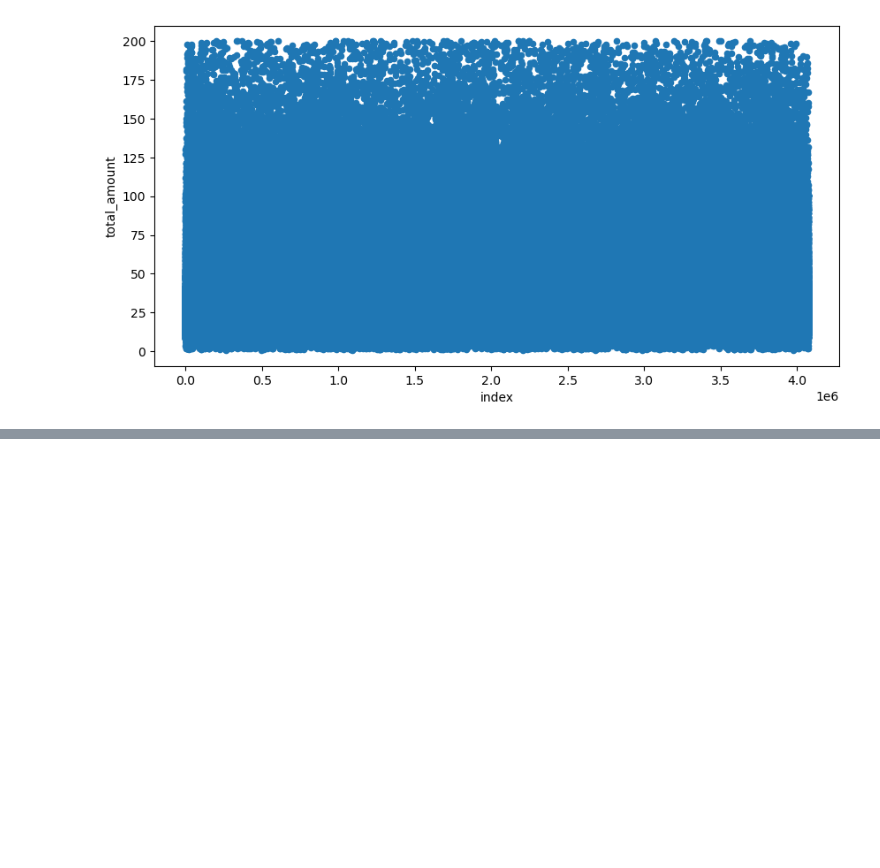
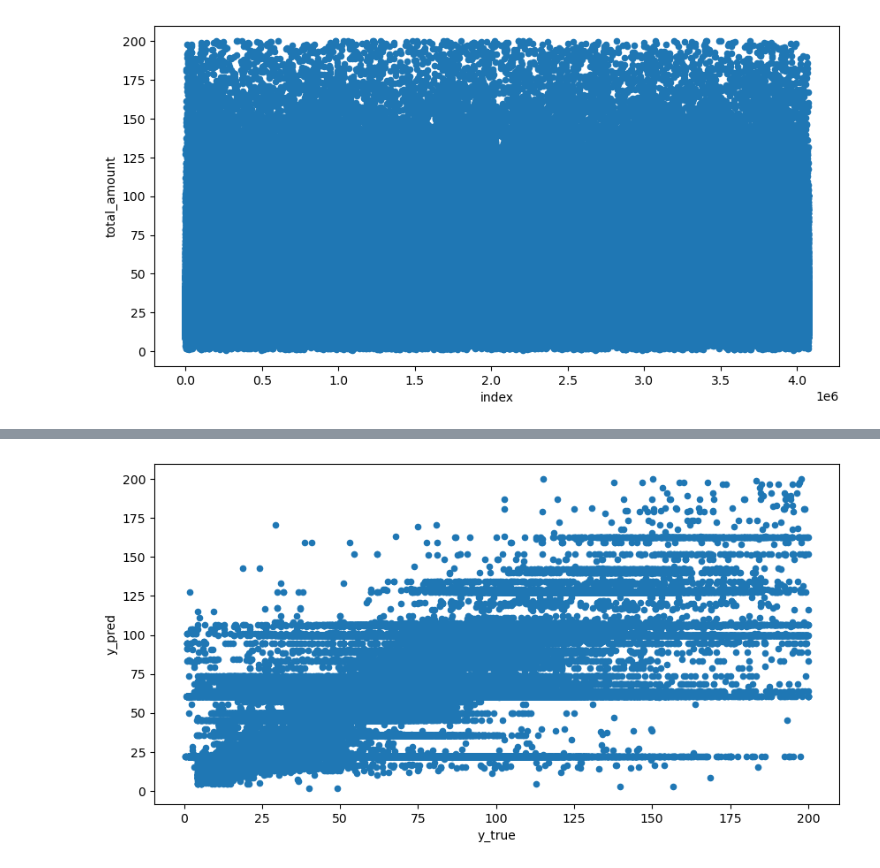
Before and after one commit to TinyHaitch/taxi_analysis, a Jupyter notebook: Untitled.ipynb, the cells around one changed output, grey strips where cells are left out. Cells and saved outputs as stored; diff of their text form; code cells hidden in the pictures; blank space fills up the shorter version.

Commit message:
complete my second model

```diff
--- a/Untitled.ipynb
+++ b/Untitled.ipynb
@@ -452,7 +479,8 @@ new_useful_data['RatecodeID'] = new_useful_data['RatecodeID'].astype('str')
 # %% [markdown]
 ##### Creating Second Model
 # %%
-new_useful_data = usefuldata[['RatecodeID','PULocationID', 'DOLocationID', 'transaction_month_pick', 'transaction_day_pick',
-                              'transaction_day_name_pick', 'transaction_year_dropoff', 'transaction_month_dropoff',
-                              'transaction_day_dropoff', 'transaction_day_name_dropoff']]
+new_useful_data = new_useful_data[['trip_distance', 'RatecodeID','PULocationID', 'DOLocationID', 'total_amount',
+                                   'transaction_month_pick', 'transaction_day_pick', 'transaction_day_name_pick',
+                                   'transaction_dropoff_date', 'transaction_year_dropoff', 'transaction_month_dropoff',
+                                   'transaction_day_dropoff', 'transaction_day_name_dropoff']]
 new_useful_data
@@ -484,8 +542,8 @@ plt.show()
 # %%
 ## Data for model 2
 input_feature = ['RatecodeID','PULocationID', 'DOLocationID', 'transaction_month_pick', 'transaction_day_pick',
-                 'transaction_day_name_pick', 'transaction_dropoff_date', 'transaction_year_dropoff',
-                 'transaction_month_dropoff', 'transaction_day_dropoff', 'transaction_day_name_dropoff']
+                 'transaction_day_name_pick','transaction_year_dropoff', 'transaction_month_dropoff',
+                 'transaction_day_dropoff', 'transaction_day_name_dropoff']
 
 label = 'total_amount'
 # %%
@@ -526,0 +569,12 @@ X_features1
+# %%
+y_pred1 = reg_model1.predict(X_test1)
+
+from sklearn.metrics import mean_squared_error
+from sklearn.metrics import mean_absolute_error
+from sklearn.metrics import r2_score
+from math import sqrt
+
+print(f'Mean Squared Error: {mean_squared_error(y_pred=y_pred1, y_true=y_test1)}')
+print(f'Mean Absolute Error: {mean_absolute_error(y_pred=y_pred1, y_true=y_test1)}')
+print(f'R2 Score: {r2_score(y_pred=y_pred1, y_true=y_test1)}')
+print(f'Root Mean Squared Error: {sqrt(mean_squared_error(y_pred=y_pred1, y_true=y_test1))}')
@@ -526,0 +586,5 @@ X_features1
+# %%
+data_res1 = {'y_true':y_test1, 'y_pred':y_pred1}
+
+data_res1 = pd.DataFrame(data_res1)
+data_res1
@@ -526,0 +605,5 @@ X_features1
+# %%
+data_res1.plot(kind='scatter', x='y_true', y='y_pred', figsize=(10, 5))
+plt.show()
+# %% [output]
+[figure, added]
```
Also changed, not shown: parts of 10 cells of this notebook.
